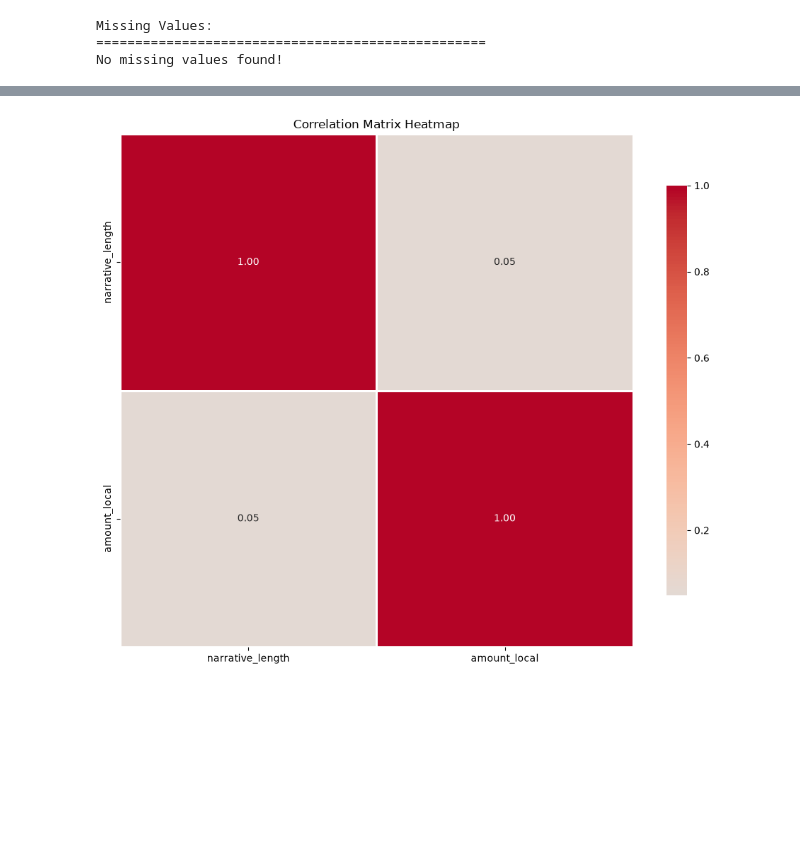
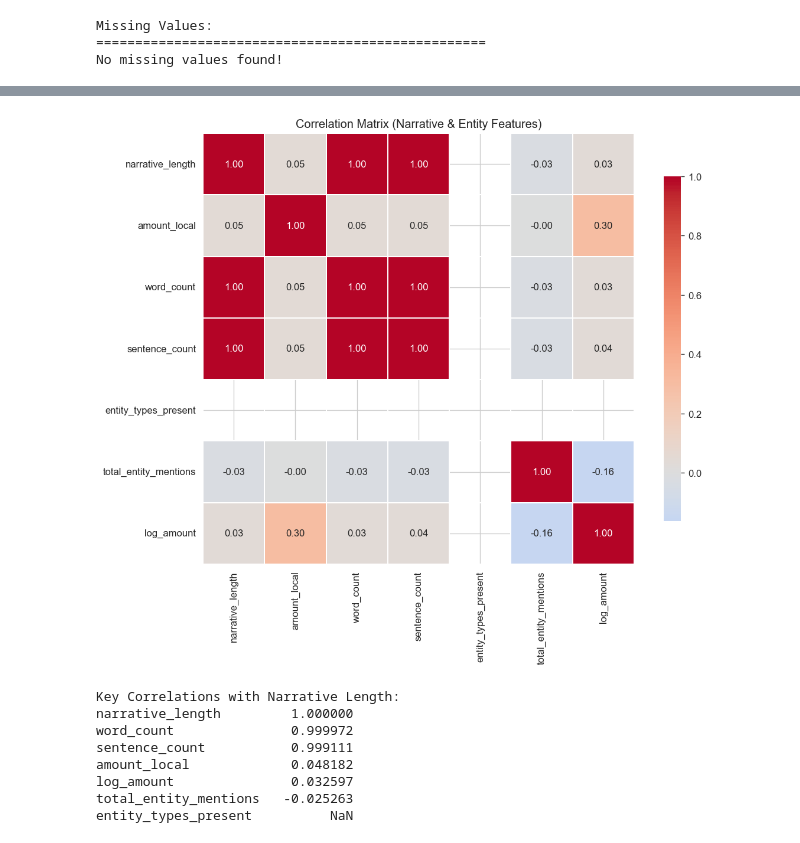
Before and after one commit to SUDIP10K89/BankSTRSummarizer, a Jupyter notebook: eda.ipynb, the cells around one changed output, grey strips where cells are left out. Cells and saved outputs as stored; diff of their text form; code cells hidden in the pictures; blank space fills up the shorter version.

```diff
--- a/eda.ipynb
+++ b/eda.ipynb
@@ -203,0 +458,17 @@ else:
+# %%
+# Summarisation difficulty proxy: reports with many different entity types
+df['total_entity_mentions'] = df[multiplicity_cols].sum(axis=1)
+
+fig, axes = plt.subplots(1, 2, figsize=(14, 4))
+axes[0].hist(df['total_entity_mentions'], bins=20, edgecolor='black', alpha=0.7, color='#e74c3c')
+axes[0].set_title('Total Entity Mentions per Report')
+axes[0].set_xlabel('Total entity mentions')
+
+sns.boxplot(data=df, x='report_type', y='total_entity_mentions', ax=axes[1],
+            palette={'Type-A': '#e74c3c', 'Type-B': '#3498db'})
+axes[1].set_title('Entity Mentions by Report Type')
+plt.tight_layout()
+plt.show()
+
+print("\nEntity Mentions Summary:")
+print(df.groupby('report_type')['total_entity_mentions'].describe().round(2))
@@ -204,16 +511,29 @@ else:
 # %%
-# Correlation Heatmap
-numeric_data = df.select_dtypes(include=['int64', 'float64', 'int32', 'float32'])
+# Correlation heatmap
+corr_cols = ['narrative_length', 'amount_local', 'word_count', 'sentence_count',
+             'entity_types_present', 'total_entity_mentions']
+corr_data = df[corr_cols].copy()
+# Add log amount for better correlation
+corr_data['log_amount'] = np.log10(df['parsed_amount'].fillna(1) + 1)
 
-if len(numeric_data.columns) > 1:
-    plt.figure(figsize=(10, 8))
-    correlation = numeric_data.corr()
-    sns.heatmap(correlation, annot=True, cmap='coolwarm', center=0, fmt='.2f',
-                square=True, linewidths=1, cbar_kws={"shrink": 0.8})
-    plt.title('Correlation Matrix Heatmap')
-    plt.tight_layout()
-    plt.show()
-else:
-    print("Not enough numeric columns for correlation matrix")
+plt.figure(figsize=(10, 8))
+correlation = corr_data.corr()
+sns.heatmap(correlation, annot=True, cmap='coolwarm', center=0, fmt='.2f',
+            square=True, linewidths=1, cbar_kws={"shrink": 0.8})
+plt.title('Correlation Matrix (Narrative & Entity Features)')
+plt.tight_layout()
+plt.show()
+
+print("\nKey Correlations with Narrative Length:")
+with pd.option_context('display.max_rows', None):
+    print(correlation['narrative_length'].sort_values(ascending=False).to_string())
 # %% [output]
-[figure, old version]
+[figure, new version]
+Key Correlations with Narrative Length:
+narrative_length         1.000000
+word_count               0.999972
+sentence_count           0.999111
+amount_local             0.048182
+log_amount               0.032597
+total_entity_mentions   -0.025263
+entity_types_present          NaN
```
Also changed, not shown: parts of 31 cells of this notebook.
